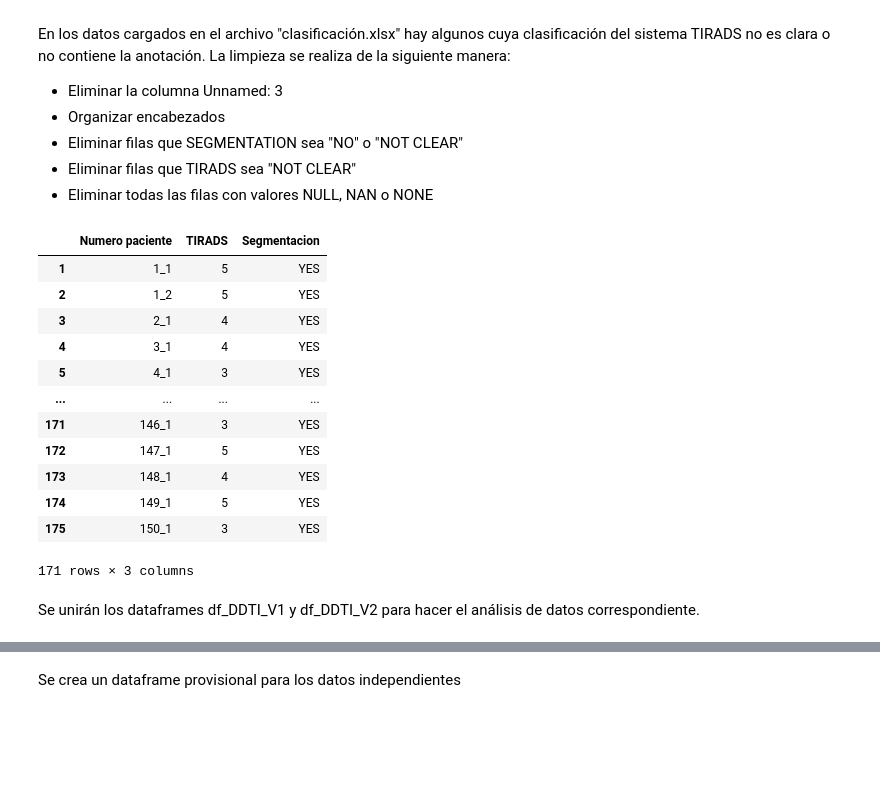
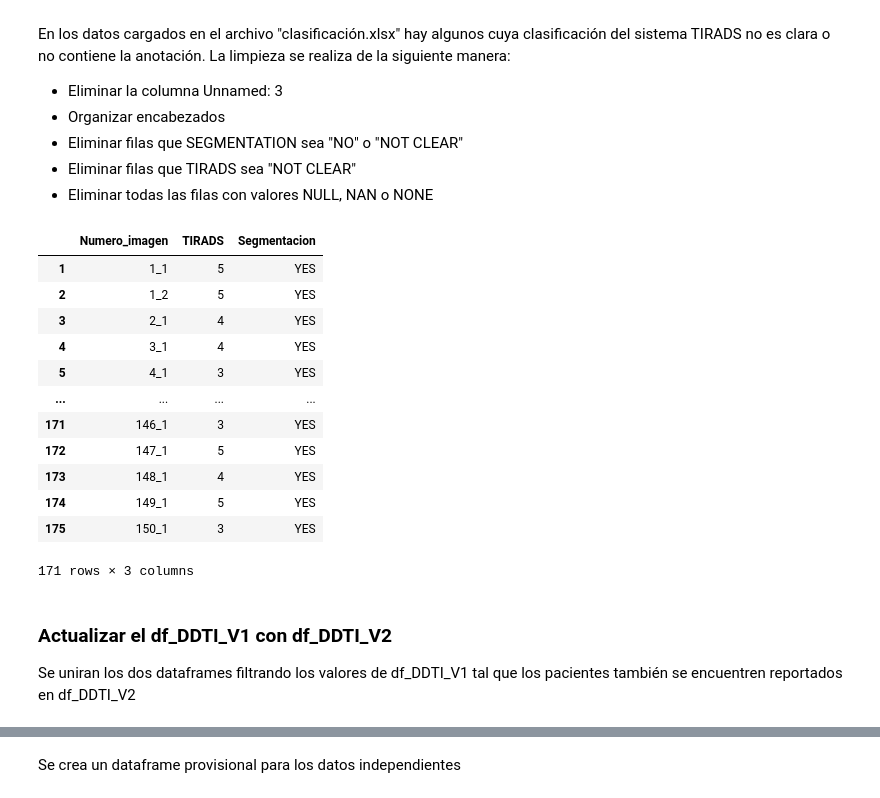
Before and after one commit to Dezarti/nodulos_tiroideos, a Jupyter notebook: 1_exploracion_datos.ipynb, the cells around one changed output, grey strips where cells are left out. Cells and saved outputs as stored; diff of their text form; code cells hidden in the pictures; blank space fills up the shorter version.

```diff
--- a/1_exploracion_datos.ipynb
+++ b/1_exploracion_datos.ipynb
@@ -478,18 +486,18 @@ La limpieza se realiza de la siguiente manera:
 # %%
 df_DDTI_V2 =  df_DDTI_V2.drop(df_DDTI_V2.columns[3], axis=1) # Eliminar la columna Unnamed: 3
 
  # Organizar encabezados: Cambiar nombres
-df_DDTI_V2 = df_DDTI_V2.rename(columns={'PATIENT NUM':'Numero paciente',
+df_DDTI_V2 = df_DDTI_V2.rename(columns={'PATIENT NUM':'Numero_imagen',
                                    'EXPERIENCED RADIOLOGIST':'TIRADS',
                                    'Unnamed: 2': 'Segmentacion'})
 
 df_DDTI_V2 = df_DDTI_V2.drop([0]) # Organizar encabezados: Eliminando fila inaportante
 
 df_DDTI_V2 = df_DDTI_V2[df_DDTI_V2['Segmentacion']=='YES'] # Eliminar filas que "Segmentacion" sea "NO" o "NOT CLEAR"
 
 df_DDTI_V2.dropna() # Eliminar todas las filas con valores NULL, NAN o NONE
 # %% [output]
-|  | Numero paciente | TIRADS | Segmentacion |
+|  | Numero_imagen | TIRADS | Segmentacion |
 | 1 | 1_1 | 5 | YES |
 | 2 | 1_2 | 5 | YES |
 | 3 | 2_1 | 4 | YES |
@@ -502,8 +510,10 @@ df_DDTI_V2.dropna() # Eliminar todas las filas con valores NULL, NAN o NONE
 | 174 | 149_1 | 5 | YES |
 | 175 | 150_1 | 3 | YES |
 171 rows × 3 columns
-# %% [markdown]
-Se unirán los dataframes df_DDTI_V1 y df_DDTI_V2 para hacer el análisis de datos correspondiente.
+# %% [markdown]
+### Actualizar el df_DDTI_V1 con df_DDTI_V2
+
+Se uniran los dos dataframes filtrando los valores de df_DDTI_V1 tal que los pacientes también se encuentren reportados en df_DDTI_V2
 # %%
 import pandas as pd
 
```
Also changed, not shown: parts of 22 cells of this notebook, 2 other files.
